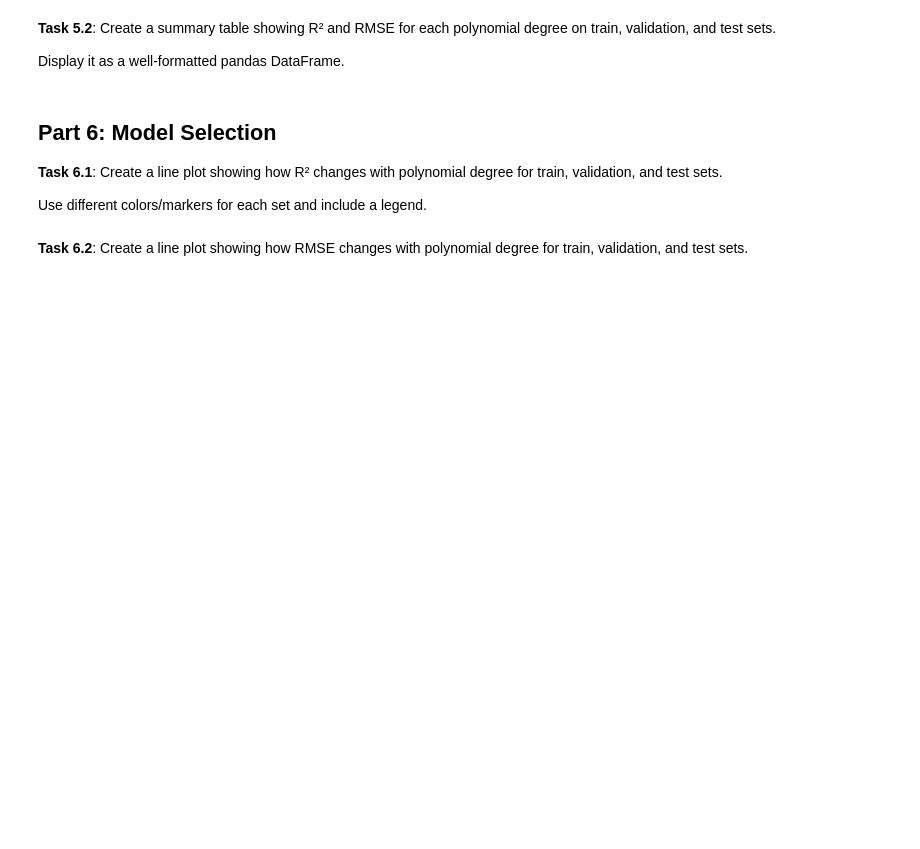
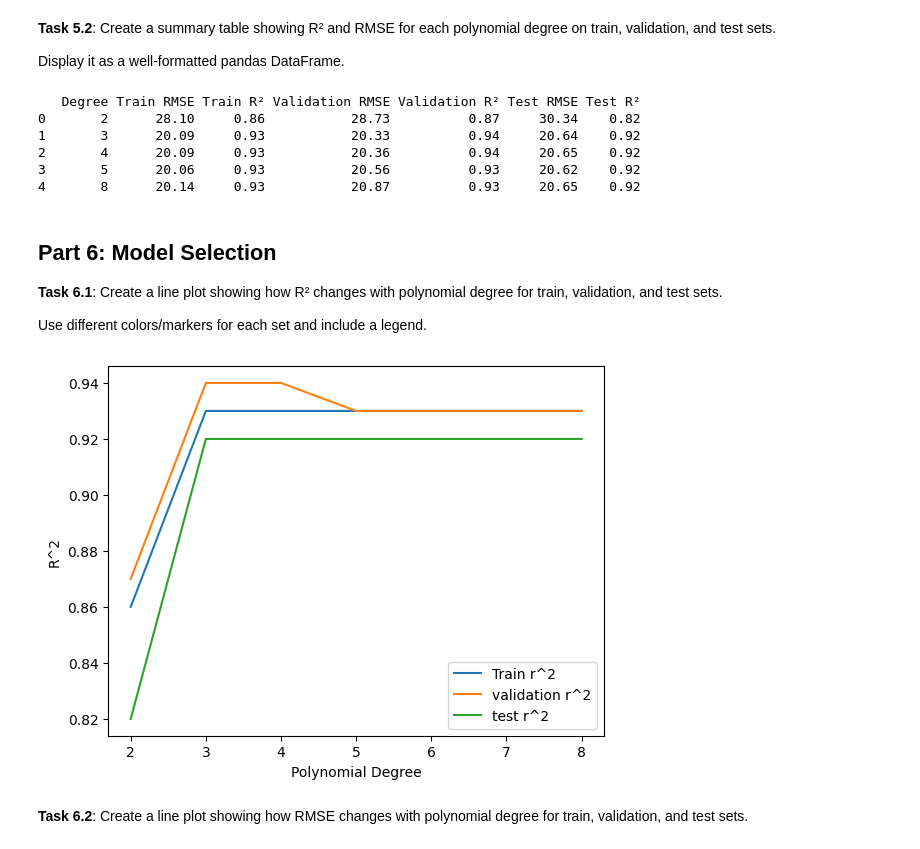
Before and after one commit to CaseyTomchuk/W12-Assignment, a Jupyter notebook: w12-assignment.ipynb, the cells around one changed output. Cells and saved outputs as stored; diff of their text form; code cells hidden in the pictures; blank space fills up the shorter version.

Commit message:
quick test

```diff
--- a/w12-assignment.ipynb
+++ b/w12-assignment.ipynb
@@ -206,3 +262,14 @@ Display it as a well-formatted pandas DataFrame.
+# %%
+# turn results into a dataframe for simple formatting
+summary_table = pd.DataFrame(results)
+print(summary_table)
+# %% [output]
+   Degree Train RMSE Train R² Validation RMSE Validation R² Test RMSE Test R²
+0       2      28.10     0.86           28.73          0.87     30.34    0.82
+1       3      20.09     0.93           20.33          0.94     20.64    0.92
+2       4      20.09     0.93           20.36          0.94     20.65    0.92
+3       5      20.06     0.93           20.56          0.93     20.62    0.92
+4       8      20.14     0.93           20.87          0.93     20.65    0.92
 # %% [markdown]
 ## Part 6: Model Selection
 
@@ -214,2 +279,20 @@ Use different colors/markers for each set and include a legend.
+# %%
+degree = summary_table['Degree']
+# needs to be numeric to display data in correct order
+train_r2 = pd.to_numeric(summary_table['Train R²'])
+val_r2 = pd.to_numeric(summary_table['Validation R²'])
+test_r2 = pd.to_numeric(summary_table['Test R²'])
+
+plt.plot(degree, train_r2, label = 'Train r^2')
+plt.plot(degree, val_r2, label = 'validation r^2')
+plt.plot(degree, test_r2, label = 'test r^2')
+
+plt.xlabel("Polynomial Degree")
+plt.ylabel("R^2")
+plt.legend()
+
+plt.show()
+# %% [output]
+[figure, added]
 # %% [markdown]
 **Task 6.2**: Create a line plot showing how RMSE changes with polynomial degree for train, validation, and test sets.
```
Also changed, not shown: parts of 13 cells of this notebook.
